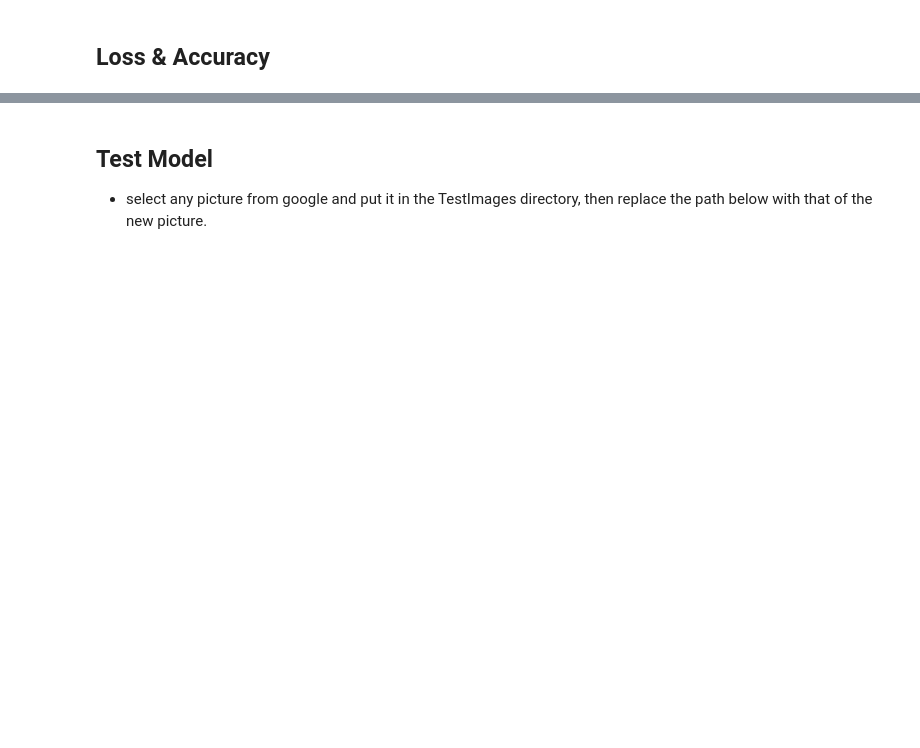
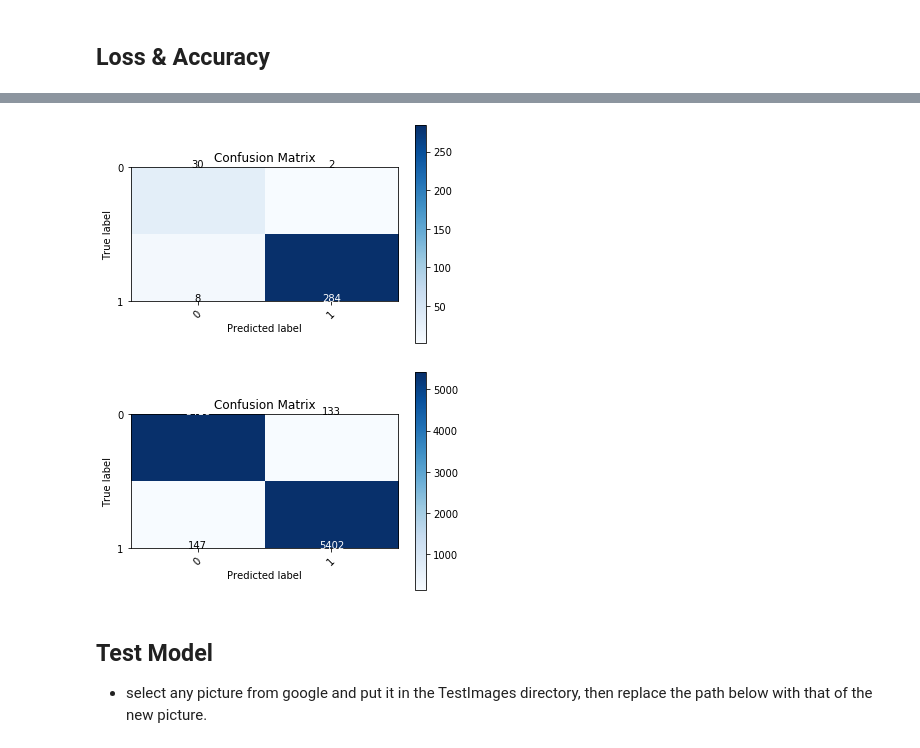
Before and after one commit to HeeebsInc/NN_Pneumonia_Detection, a Jupyter notebook: CNN.ipynb, the cells around one changed output, grey strips where cells are left out. Drawn from its saved outputs; the diff is of its cells as text; code cells hidden in the pictures; blank space fills up the shorter version.

```diff
--- a/CNN.ipynb
+++ b/CNN.ipynb
@@ -55,7 +53,6 @@ def get_conv_model_normal():
     model.compile(loss = 'binary_crossentropy', optimizer = 'adam', metrics = ['accuracy'])
     return model
 # %%
-from tensorflow.keras.callbacks import ModelCheckpoint, EarlyStopping
 train_type = 'SMOTE'
 
 def get_samples_norm(train_type):
@@ -65,16 +62,4 @@ def get_samples_norm(train_type):
     y_test = pickle.load(open(f'pickles/Normal_y_test.p', 'rb'))
     return x_train, x_test, y_train, y_test
 x_train, x_test, y_train, y_test = get_samples_norm(train_type)
-
-
-
-x_train = x_train.reshape(len(x_train), 28, 28, 3)
-x_test = x_test.reshape(len(x_train), 28, 28, 3)
-early_stopping = EarlyStopping(monitor='val_loss', verbose = 1, patience=5)
-model_checkpoint = ModelCheckpoint('models/Tester-NormalModelCheckpointWeights.h5', verbose = 1, save_best_only=True)
-
-epochs = 1
-batch_size = 32
-normal_model = get_conv_model_normal()
-normal_history = normal_model.fit(x_train, y_train, epochs = epochs, batch_size = batch_size,
-         callbacks = [early_stopping, model_checkpoint], validation_data = (x_test, y_test), verbose= 1)
+x_train = x_train.reshape(len(x_train), 28, 28, 3) #reshape from smote
@@ -102,36 +120,49 @@ import itertools
 def plot_confusion_matrix(cm, classes,
                           title='Confusion matrix',
                           cmap=plt.cm.Blues):
-    '''This function will plot a confusion matrix'''
 
+        # Create the basic matrix
+    plt.imshow(cm,  cmap=plt.cm.Blues)
 
-    plt.imshow(cm,  cmap=plt.cm.Blues)
+    # Add title and axis labels
     plt.title('Confusion Matrix')
     plt.ylabel('True label')
     plt.xlabel('Predicted label')
 
+    # Add appropriate axis scales
     class_names = classes # Get class labels to add to matrix
     tick_marks = np.arange(len(class_names))
     plt.xticks(tick_marks, class_names, rotation=45)
     plt.yticks(tick_marks, class_names)
 
     thresh = cm.max() / 2. # Used for text coloring below
+
     for i, j in itertools.product(range(cm.shape[0]), range(cm.shape[1])):
             plt.text(j, i, cm[i, j],
                      horizontalalignment='center',
                      color='white' if cm[i, j] > thresh else 'black')
 
+    # Add a legend
     plt.colorbar()
     plt.show()
 
 normal_model = get_conv_model_normal()
-normal_model.load_weights('models/CNN_ModelCheckpointWeights.h5')
+normal_model.load_weights('models/CNN-ModelCheckpointWeights.h5')
 
 y_test_predict = normal_model.predict(x_test).ravel()
 y_test_predict = np.where(y_test_predict >= .5, y_test_predict, 0)
 y_test_predict = np.where(y_test_predict <= .5, y_test_predict, 1)
 
 plot_confusion_matrix(confusion_matrix(y_test, y_test_predict), classes = [0,1])
+
+y_train_predict = normal_model.predict(x_train).ravel()
+y_train_predict = np.where(y_train_predict >= .5, y_train_predict, 0)
+y_train_predict = np.where(y_train_predict <= .5, y_train_predict, 1)
+
+plot_confusion_matrix(confusion_matrix(y_train, y_train_predict), classes = [0,1])
+# %% [output]
+[figure, added]
+[figure, added]
 # %% [markdown]
 ## Test Model
 - select any picture from google and put it in the TestImages directory, then replace the path below with that of the new picture.
```
Also changed, not shown: parts of 4 cells of this notebook, 1 other file.
